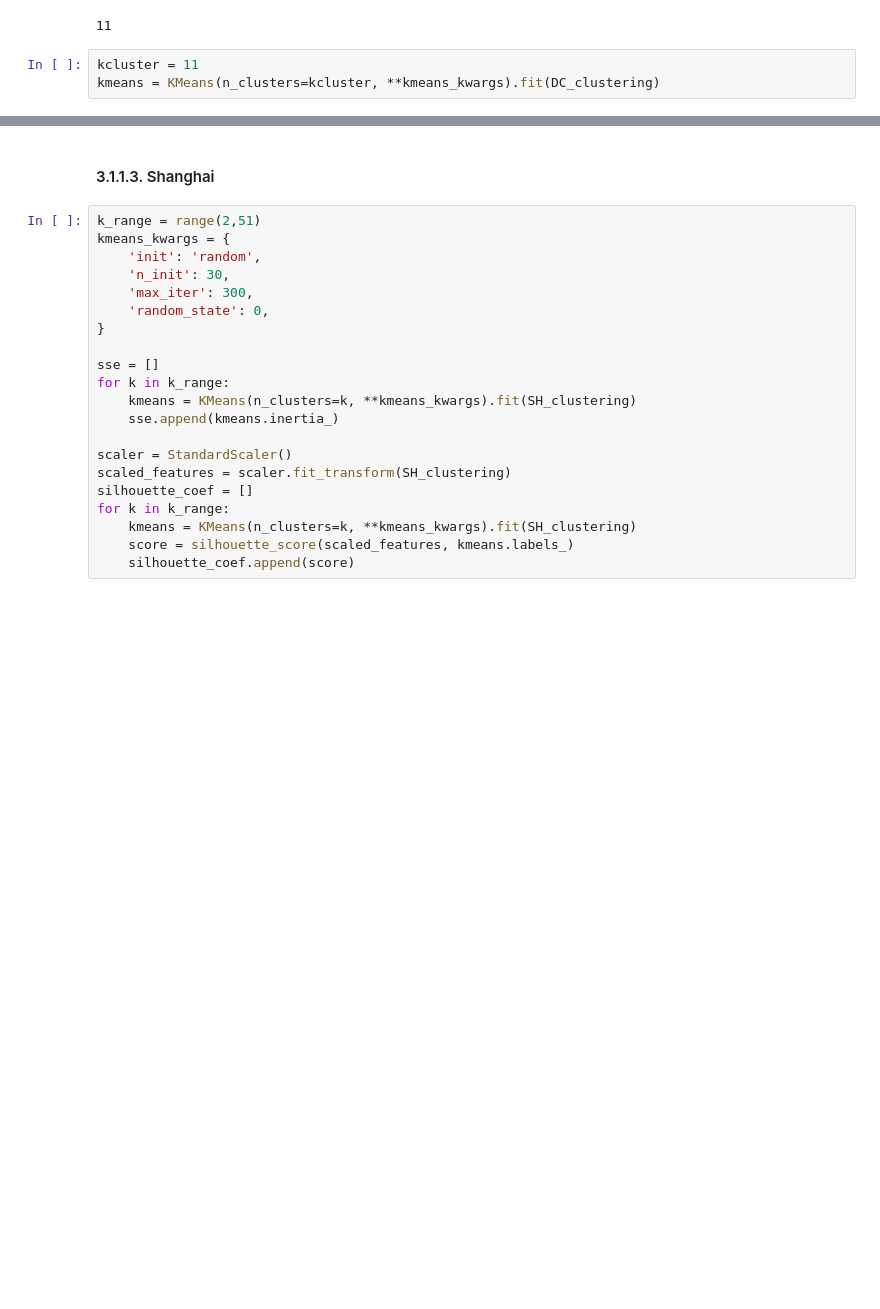
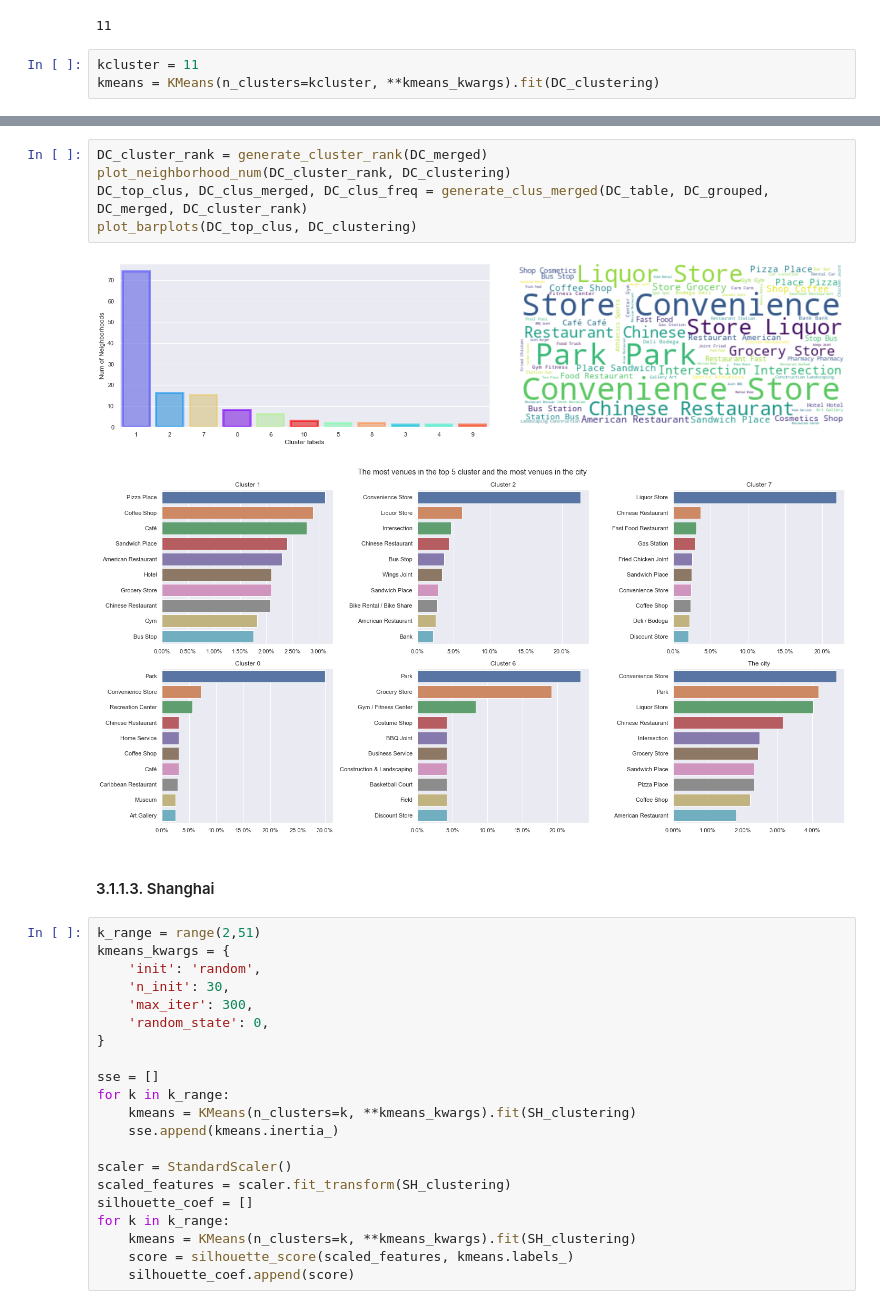
Before and after one commit to syzsyzsyzyzs/IBM_proj, a Jupyter notebook: Culture vs Function.ipynb, the cells around one changed output, grey strips where cells are left out. Cells and saved outputs as stored; diff of their text form; blank space fills up the shorter version.

```diff
--- a/Culture vs Function.ipynb
+++ b/Culture vs Function.ipynb
@@ -885,3 +864,11 @@ map_clusters
+# %%
+DC_cluster_rank = generate_cluster_rank(DC_merged)
+plot_neighborhood_num(DC_cluster_rank, DC_clustering)
+DC_top_clus, DC_clus_merged, DC_clus_freq = generate_clus_merged(DC_table, DC_grouped, DC_merged, DC_cluster_rank)
+plot_barplots(DC_top_clus, DC_clustering)
+# %% [output]
+[figure, added]
+[figure, added]
 # %% [markdown]
 #### 3.1.1.3. Shanghai
 # %%
```
Also changed, not shown: parts of 46 cells of this notebook, 8 other files.
